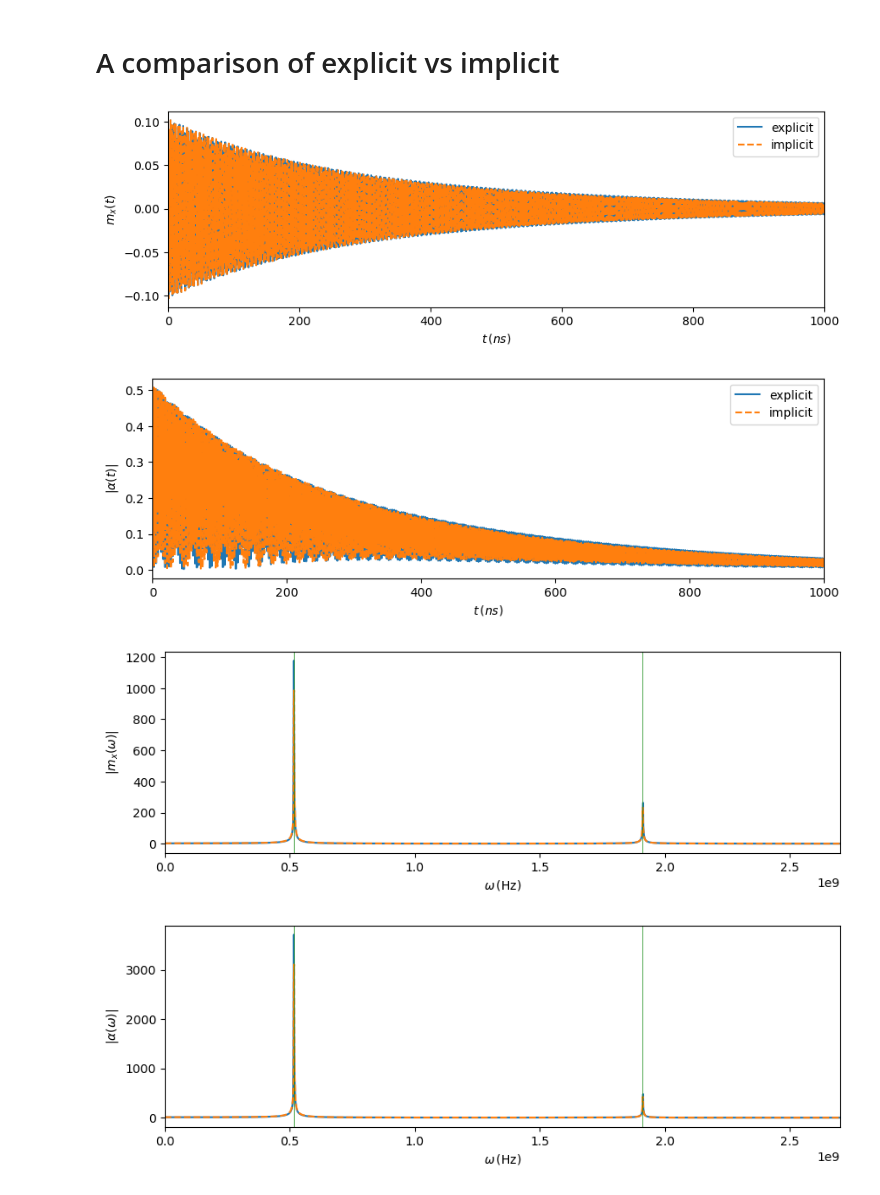
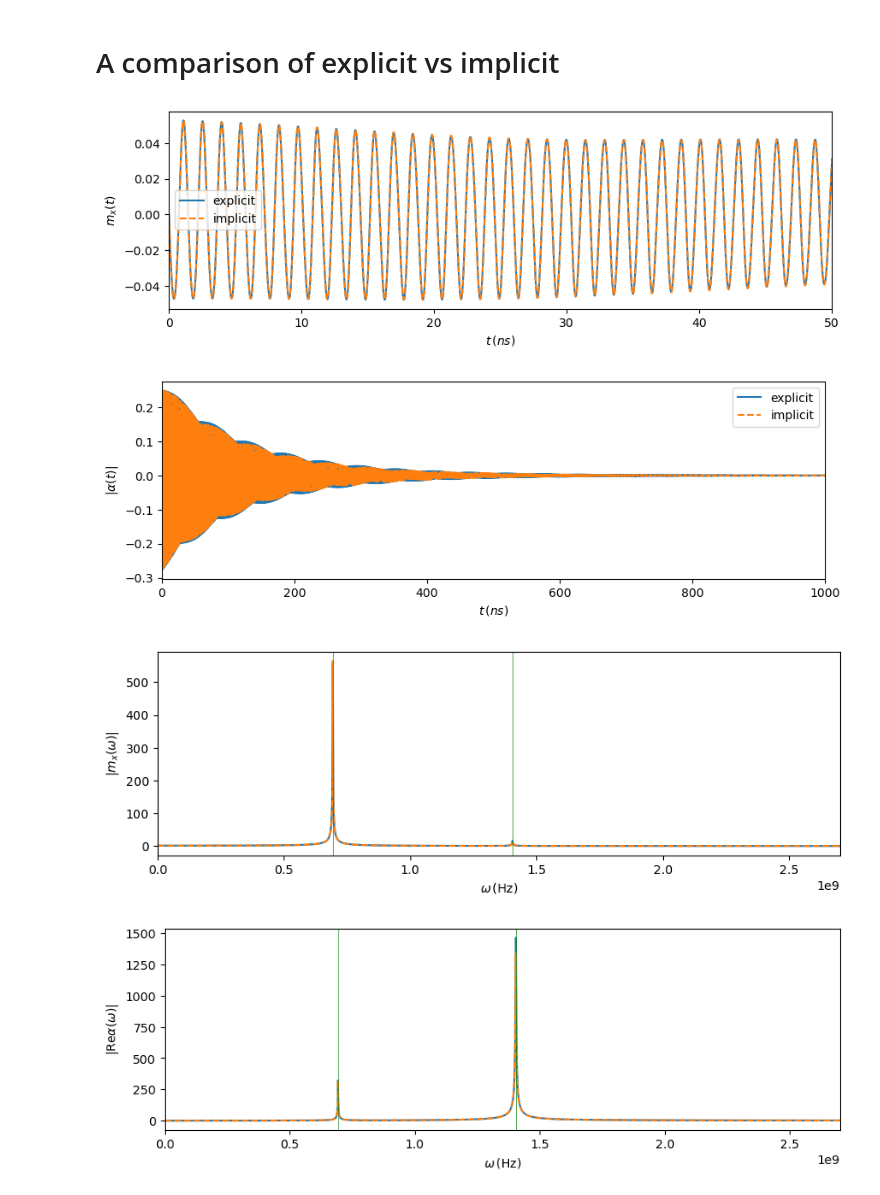
Before and after one commit to chuan97/magnetic-qed, a Jupyter notebook: minimaltest.ipynb, the cells around one changed output. Saved outputs shown, nothing was run; the diff lists cells and outputs as text; code cells hidden in the pictures.

```diff
--- a/minimaltest.ipynb
+++ b/minimaltest.ipynb
@@ -19,10 +19,10 @@ m0 = np.array([0, my0, np.sqrt(1 - my0**2), np.sqrt(N)*0.05, 0])
 alpha0 = 0.5*(m0[3] - 1j*m0[4]) # fijo alpha0 a partir de x0 y p0
 gammaLL = 28e9 * 2*np.pi
 wc = 1.4e9
-wz = 1.0 * wc
-kappa = 0.00 * wc
+wz = 0.5 * wc
+kappa = 0.001 * wc
 Bext = np.array([0, 0, 2*np.pi*wz/gammaLL])
-nu = 1.0
+nu = 0.01
 c = 5.124350564859e-19
 rho = 5.1e26 # densidad espines FIJA
 lam = np.sqrt(c * rho * nu * wc)
@@ -48,7 +48,7 @@ if wz/wzc < 1:
     plt.axhline(np.sqrt(1 - (wz/wzc)**2), c='k', lw=0.5) # stationary mx
     plt.axhline(-np.sqrt(1 - (wz/wzc)**2), c='k', lw=0.5) # stationary mx
 
-plt.xlim(0, 1000)
+plt.xlim(0, 50)
 plt.ylabel(r'$m_x(t)$')
 plt.xlabel(r'$t \, (ns)$')
 plt.legend()
@@ -59,8 +59,8 @@ ms_imp = np.array([sol_imp.y[:3, i] for i in range(len(sol_imp.y[0]))]) # ajusto
 alphas_imp = eom.f_alpha(ms_imp, sol_imp.t, Brms, 2*np.pi*wc, 2*np.pi*kappa, N, gammaLL, alpha0) # genero el vector de alphas
 alphas_exp = 0.5*(sol_exp.y[3] - 1j*sol_exp.y[4])
 
-plt.plot(sol_exp.t * 1e9, np.abs(alphas_exp), label='explicit')
-plt.plot(sol_imp.t * 1e9, np.abs(alphas_imp), ls='dashed', label='implicit')
+plt.plot(sol_exp.t * 1e9, np.real(alphas_exp), label='explicit')
+plt.plot(sol_imp.t * 1e9, np.real(alphas_imp), ls='dashed', label='implicit')
 if wz/wzc < 1:
     plt.axhline(np.sqrt(N)*lam/wc * np.sqrt(1 - (wz/wzc)**2), c='k', lw=0.5) # stationary alpha
 
@@ -68,37 +68,37 @@ plt.xlim(0, 1000)
 plt.ylabel(r'$|\alpha(t)|$')
 plt.xlabel(r'$t \, (ns)$')
 plt.legend()
 plt.show()
 
 
 ws_exp, amps_exp = fft.fft_wrapper(sol_exp.t, sol_exp.y[0])
 ws_imp, amps_imp = fft.fft_wrapper(sol_imp.t, sol_imp.y[0])
 pm, pp = polaritons.global_(wz, wc, lam)
 
 plt.plot(ws_exp, np.abs(amps_exp), label = 'explicit')
 plt.plot(ws_imp, np.abs(amps_imp), label = 'implicit', ls='dashed')
 plt.axvline(pm, c='g', lw=0.5)
 plt.axvline(pp, c='g', lw=0.5)
 
 plt.xlim(0.0e9, 2.7e9)
 plt.ylabel('$|m_x(\omega)|$')
 plt.xlabel(r'$\omega \, ({\rm Hz})$')
 plt.show()
 
-ws_exp, amps_exp = fft.fft_wrapper(sol_exp.t, alphas_exp)
-ws_imp, amps_imp = fft.fft_wrapper(sol_imp.t, alphas_imp) # calculo transformada fourier alphas
+ws_exp, amps_exp = fft.fft_wrapper(sol_exp.t, alphas_exp.real)
+ws_imp, amps_imp = fft.fft_wrapper(sol_imp.t, alphas_imp.real) # calculo transformada fourier alphas
 
 plt.plot(ws_exp, np.abs(amps_exp), label = 'explicit')
 plt.plot(ws_imp, np.abs(amps_imp), label = 'implicit', ls='dashed')
 plt.axvline(pm, c='g', lw=0.5)
 plt.axvline(pp, c='g', lw=0.5)
 
 plt.xlim(0.0e9, 2.7e9)
-plt.ylabel(r'$|\alpha(\omega)|$')
+plt.ylabel(r'$|{\rm Re} \alpha(\omega)|$')
 plt.xlabel(r'$\omega \, ({\rm Hz})$')
 plt.show()
 # %% [output]
-[figure, old version]
+[figure, new version]
-[figure, old version]
+[figure, new version]
-[figure, old version]
+[figure, new version]
-[figure, old version]
+[figure, new version]
```
Also changed, not shown: parts of 1 cell of this notebook.
